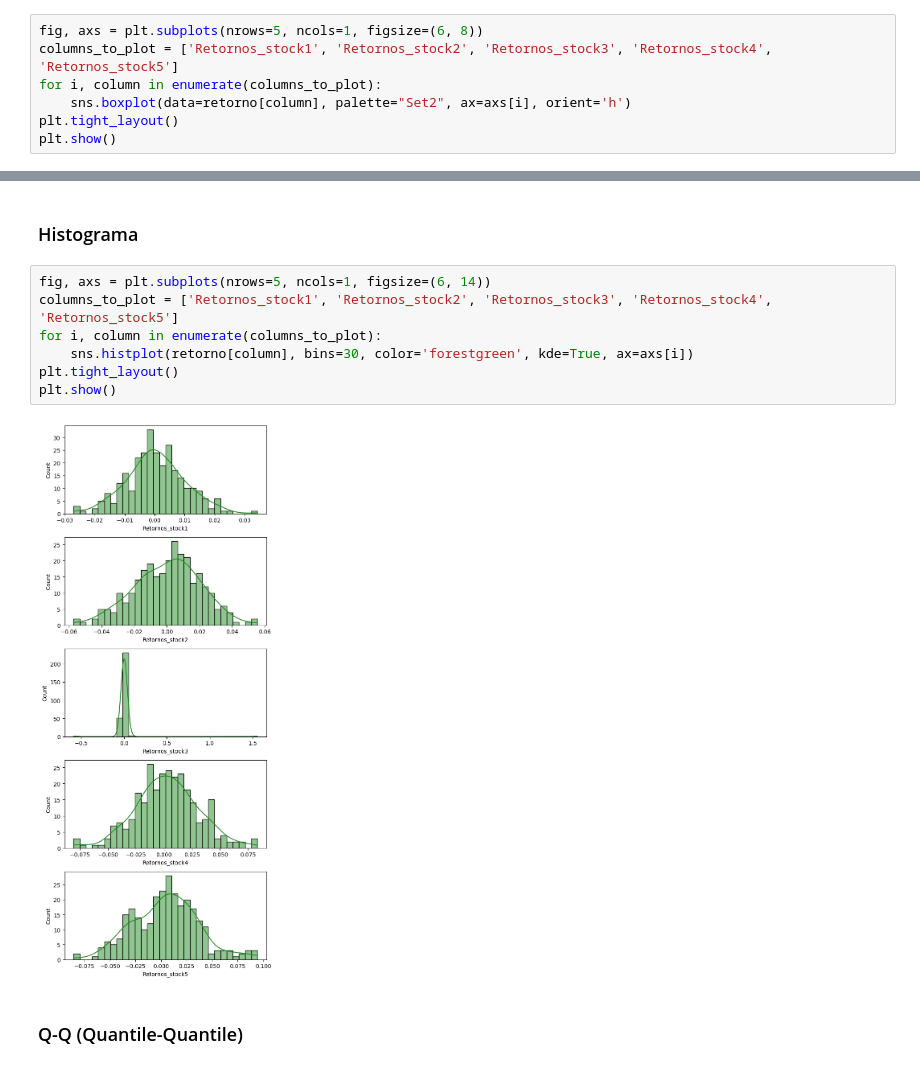
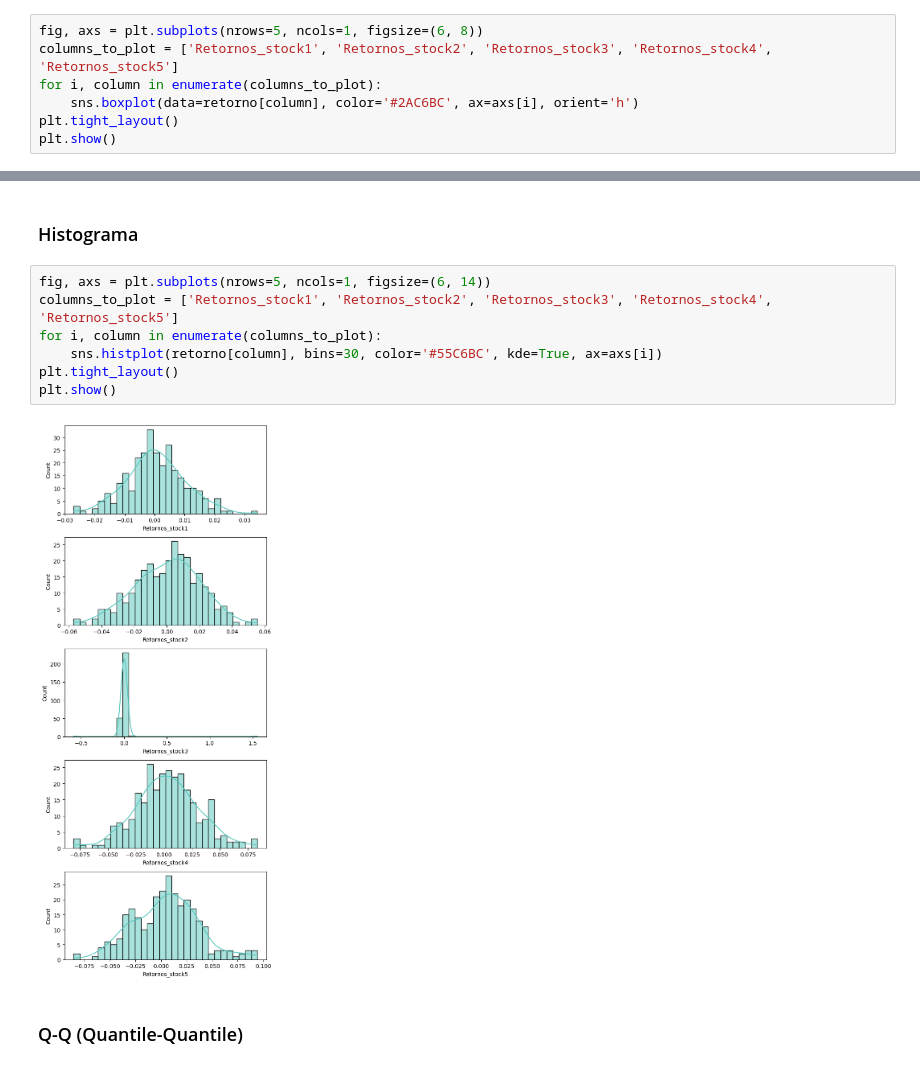
Before and after one commit to vanebertel/TALENTO_B_2024, a Jupyter notebook: _sources/notebooks.ipynb, the cells around one changed output, grey strips where cells are left out. Cells and saved outputs as stored; diff of their text form.

```diff
--- a/_sources/notebooks.ipynb
+++ b/_sources/notebooks.ipynb
@@ -380,7 +380,7 @@ El siguiente diagrama de cajas muestra que hay posibles datos atípicos en los r
 fig, axs = plt.subplots(nrows=5, ncols=1, figsize=(6, 8))
 columns_to_plot = ['Retornos_stock1', 'Retornos_stock2', 'Retornos_stock3', 'Retornos_stock4', 'Retornos_stock5']
 for i, column in enumerate(columns_to_plot):
-    sns.boxplot(data=retorno[column], palette="Set2", ax=axs[i], orient='h')
+    sns.boxplot(data=retorno[column], color='#2AC6BC', ax=axs[i], orient='h')
 plt.tight_layout()
 plt.show()
 # %% [output]
@@ -394,12 +394,12 @@ El siguiente gráfico corresponde a un histograma de los retornos de las accione
 # %%
 fig, axs = plt.subplots(nrows=5, ncols=1, figsize=(6, 14))
 columns_to_plot = ['Retornos_stock1', 'Retornos_stock2', 'Retornos_stock3', 'Retornos_stock4', 'Retornos_stock5']
 for i, column in enumerate(columns_to_plot):
-    sns.histplot(retorno[column], bins=30, color='forestgreen', kde=True, ax=axs[i])
+    sns.histplot(retorno[column], bins=30, color='#55C6BC', kde=True, ax=axs[i])
 plt.tight_layout()
 plt.show()
 # %% [output]
-[figure, old version]
+[figure, new version]
 # %% [markdown]
 ### Q-Q (Quantile-Quantile)
 # %%
```
Also changed, not shown: parts of 1 cell of this notebook, 4 other files.
